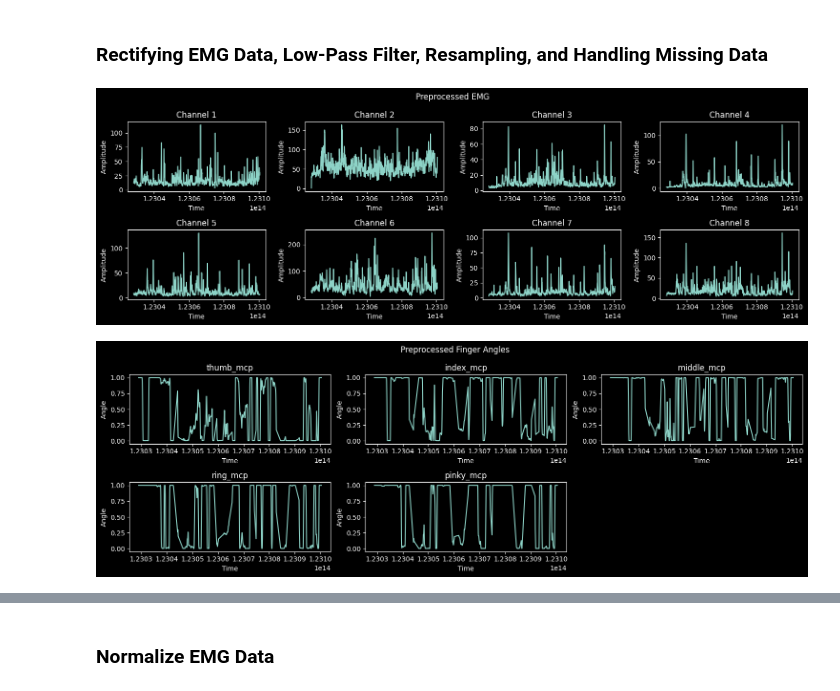
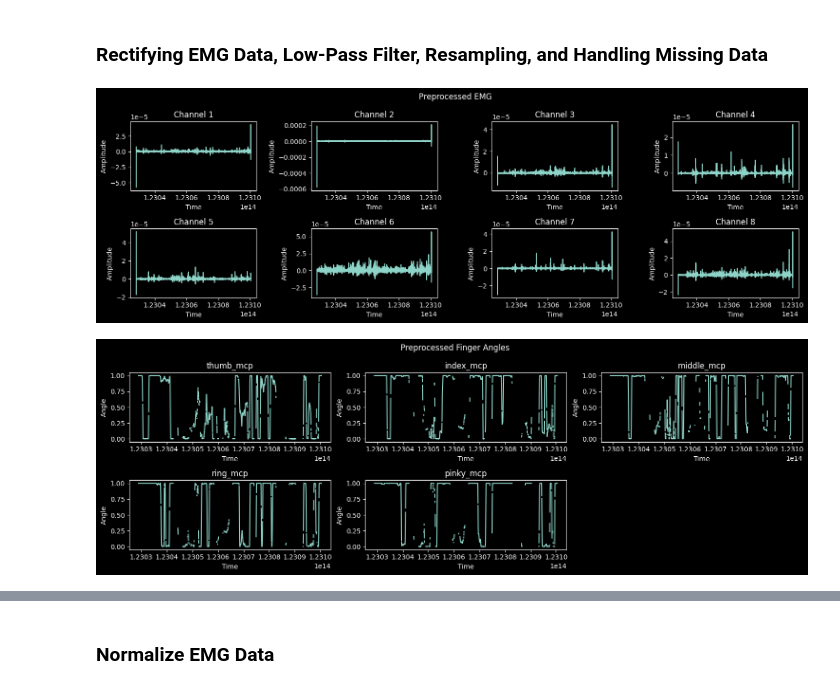
Before and after one commit to SjDuque/EEG-EMG-Hands, a Jupyter notebook: src/FingerEMG.ipynb, the cells around one changed output, grey strips where cells are left out. Saved outputs shown, nothing was run; the diff lists cells and outputs as text; code cells hidden in the pictures.

Commit message:
Preprocessing

```diff
--- a/src/FingerEMG.ipynb
+++ b/src/FingerEMG.ipynb
@@ -169,7 +169,13 @@ def low_pass_filter(data, cutoff=4, fs=250, order=2):
     b, a = butter(order, normal_cutoff, btype='low', analog=False)
     return filtfilt(b, a, data)
 
-def preprocess_emg(emg_data, original_fs, new_time_index, new_fs=100, lp_cutoff=4):
+def high_pass_filter(data, cutoff=20, fs=250, order=2):
+    nyquist = 0.5 * fs
+    normal_cutoff = cutoff / nyquist
+    b, a = butter(order, normal_cutoff, btype='high', analog=False)
+    return filtfilt(b, a, data)
+
+def preprocess_emg(emg_data, original_fs, new_fs=100, lp_cutoff=4):
     """Preprocesses the EMG data by filtering and resampling."""
     emg_data_filtered = emg_data.copy()
     # Rectify the EMG data
@@ -178,15 +184,19 @@ def preprocess_emg(emg_data, original_fs, new_time_index, new_fs=100, lp_cutoff=
     for column in emg_data.columns:
         emg_data_filtered[column] = low_pass_filter(emg_data_filtered[column], cutoff=lp_cutoff, fs=original_fs)
 
-    # # Resample the EMG data to the new sampling rate
+    # Apply a high-pass filter to the EMG data
+    for column in emg_data.columns:
+        emg_data_filtered[column] = high_pass_filter(emg_data_filtered[column], cutoff=20, fs=original_fs)
+
+    # Resample the EMG data to the new sampling rate
     resampled_data = emg_data_filtered.resample(f"{int(1000 / new_fs)}ms").mean()
 
-    return resampled_data.dropna()
+    return resampled_data
 
 def moving_average(data, window_size=5):
     return data.rolling(window=window_size, min_periods=1).mean()
 
-def preprocess_finger(finger_data, original_fs, new_time_index, new_fs=100, lp_cutoff=3, ma_window_size=5):
+def preprocess_finger(finger_data, original_fs, new_fs=100, lp_cutoff=3, ma_window_size=5):
     """Preprocesses the finger angle data by filtering, smoothing, and resampling."""
     # Create NaN mask
     nan_mask = finger_data.isna()
@@ -199,39 +209,33 @@ def preprocess_finger(finger_data, original_fs, new_time_index, new_fs=100, lp_c
         finger_data_filtered[column] = low_pass_filter(finger_data[column], cutoff=lp_cutoff, fs=original_fs)
 
     # Apply moving average smoothing
     finger_data_smoothed = finger_data_filtered.apply(lambda x: moving_average(x, window_size=ma_window_size))
 
     # Resample the finger angle data to the new sampling rate
     resampled_data = finger_data_smoothed.resample(f"{int(1000 / new_fs)}ms").mean()
     resampled_nan_mask = nan_mask.resample(f"{int(1000 / new_fs)}ms").mean() > 0.5
     resampled_data[resampled_nan_mask] = None
 
     # Clip the finger angle data to the valid range
     resampled_data = resampled_data.clip(0, 1)
 
-    return resampled_data.dropna()
+    return resampled_data
 
 def preprocess_session(session_data, new_fs=100):
     """Preprocesses the EMG and finger angle data for entire session."""
     session_data = session_data.copy()
 
     for i, (emg_data, finger_data) in enumerate(session_data):
-        # Find nearest common start and end times based on index values
-        common_start = max(emg_data.dropna().reset_index().index[0], finger_data.dropna().reset_index().index[0])
-        common_end = min(emg_data.dropna().reset_index().index[-1], finger_data.dropna().reset_index().index[-1])
-        # Generate new time index based on common start and end times
-        new_time_index = pd.timedelta_range(start=common_start, end=emg_data.index[common_end], freq=f"{int(1000 / new_fs)}ms")
-
         session_data[i] = (preprocess_emg(emg_data, ORIGINAL_EMG_FS, new_fs), preprocess_finger(finger_data, ORIGINAL_FINGER_FS, new_fs))
 
     return session_data
 
 # Preprocess the session data
 CURRENT_FS = 100
 preprocessed_session_data = preprocess_session(session_data, new_fs=CURRENT_FS)
 
 graph_emg(preprocessed_session_data[0][0], title="Preprocessed EMG")
 graph_finger(preprocessed_session_data[0][1], title="Preprocessed Finger Angles")
 # %% [output]
-[figure, old version]
+[figure, new version]
-[figure, old version]
+[figure, new version]
```
Also changed, not shown: parts of 2 cells of this notebook.
